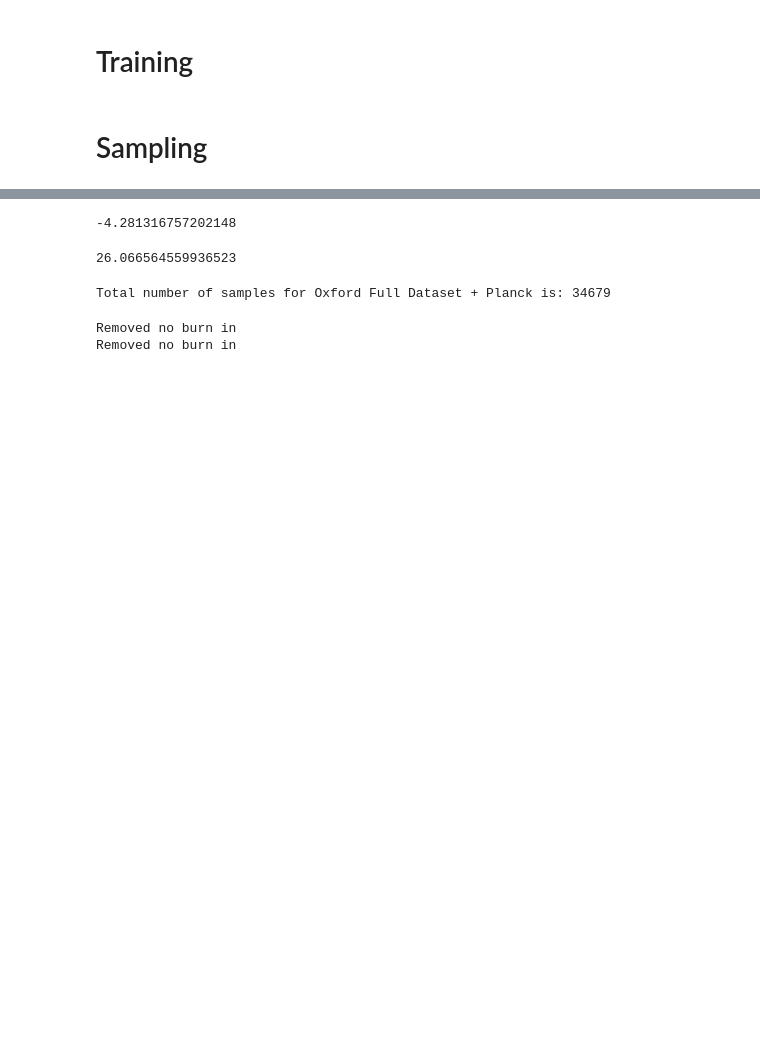
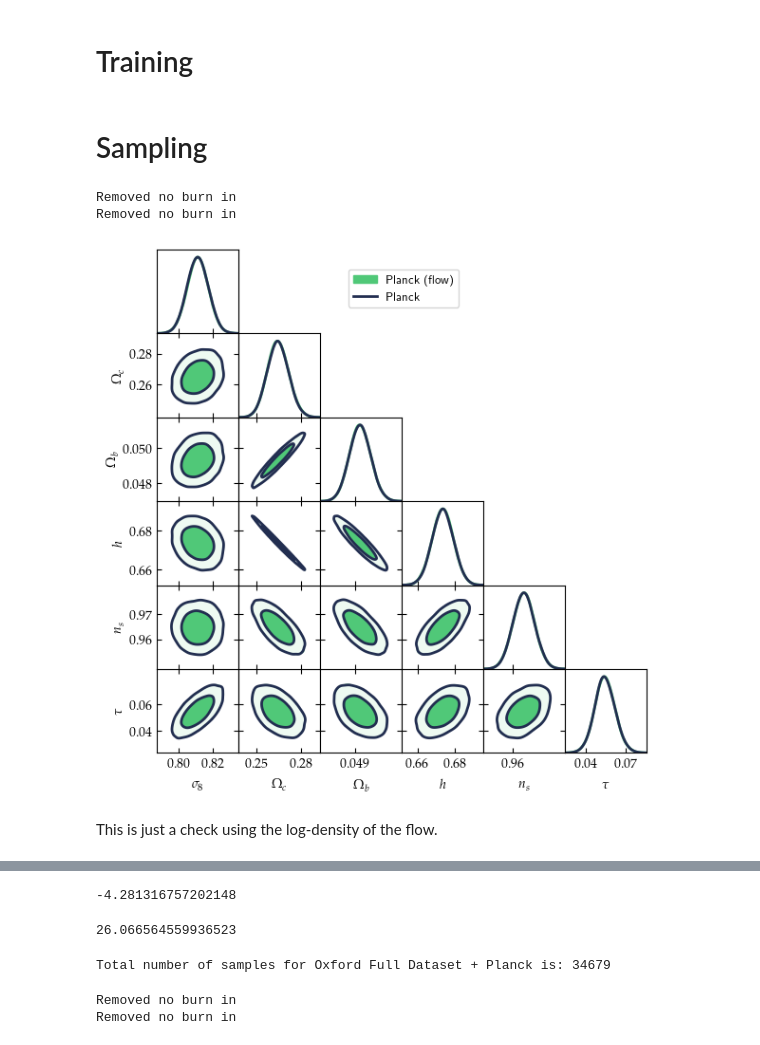
Before and after one commit to Harry45/emuflow, a Jupyter notebook: Planck-Tau.ipynb, the cells around one changed output, grey strips where cells are left out. Cells and saved outputs as stored; diff of their text form; code cells hidden in the pictures; blank space fills up the shorter version.

Commit message:
DES and Planck Analysis

```diff
--- a/Planck-Tau.ipynb
+++ b/Planck-Tau.ipynb
@@ -43,6 +45,2 @@ training_points = process_oxford_tau_planck_2018(save=False, burnin=0.25)
 # %% [markdown]
 # Training
-# %%
-fname = 'P18_lcdm_nu_tau'
-flow_folder = 'flows'
-flow = NormFlow(fname, 25000)
@@ -92,7 +87,7 @@ def triangle_cosmology(
     G.settings.fontsize = 35
     G.settings.legend_fontsize = 14
     samples_1.updateSettings({"contours": [0.68, 0.95]})
-    samples_2.updateSettings({"contoburs": [0.68, 0.95]})
+    samples_2.updateSettings({"contours": [0.68, 0.95]})
     G.triangle_plot(
         [samples_2, samples_1],
         filled=[True, False],
@@ -135,3 +139,11 @@ def loglike_flows(sample, flows):
 fname_1 = 'P18_lcdm_nu_tau'
 fname_2 = 'FD_Garcia-Garcia2021_dzMarg_mMarg_nu'
 flows = {fname_1: load_flow(fname_1), fname_2: load_flow(fname_2)}
+# %%
+triangle_cosmology(training_points.values, flows[fname_1].generate_samples(50000), 'Planck', 'Planck (flow)')
+# %% [output]
+Removed no burn in
+Removed no burn in
+[figure, added]
+# %% [markdown]
+This is just a check using the log-density of the flow.
```
Also changed, not shown: parts of 29 cells of this notebook, 12 other files.
